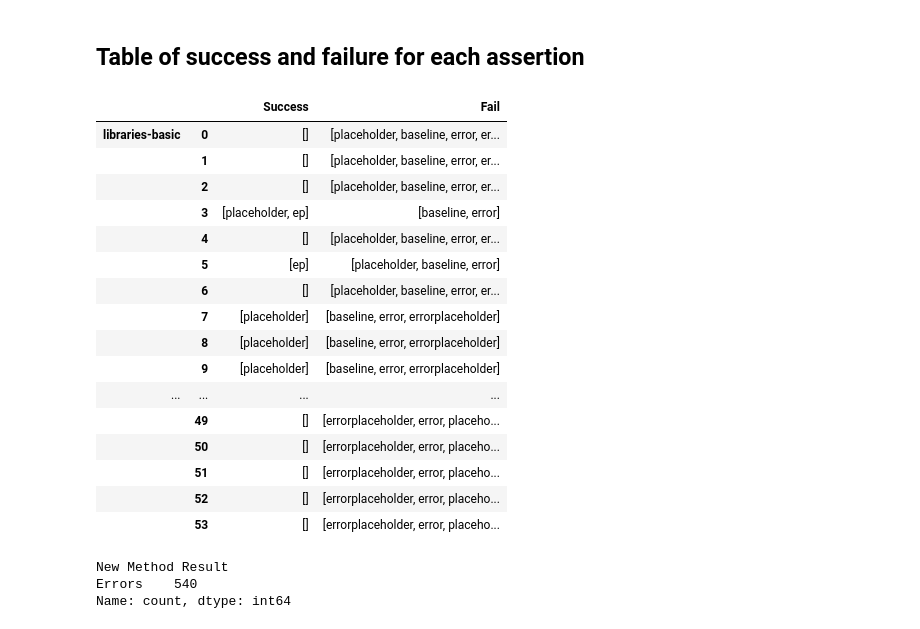
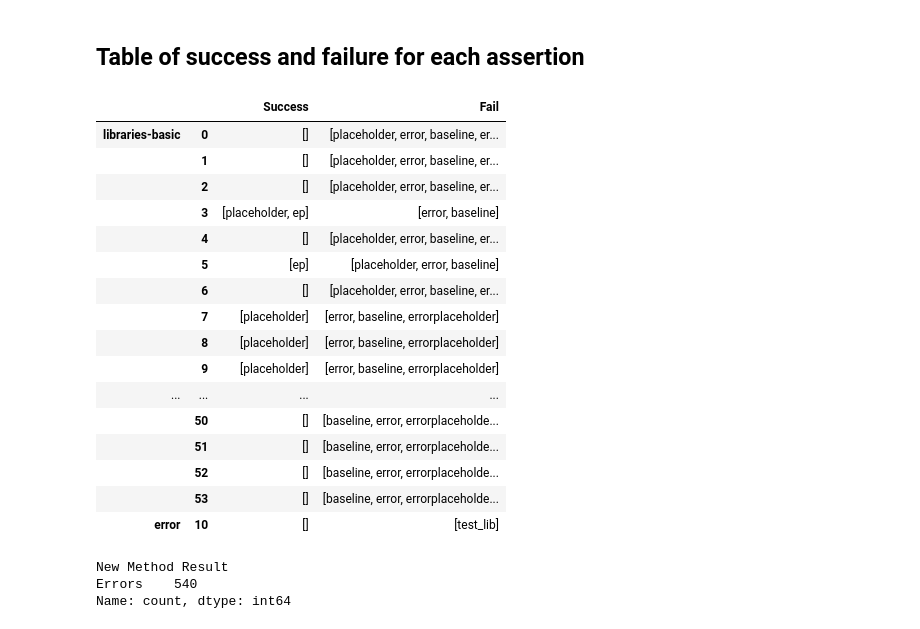
Before and after one commit to ricostynha1/dafny_laurel_repair, a Jupyter notebook: notebooks/analysis_multiexp.ipynb, the cells around one changed output. Cells and saved outputs as stored; diff of their text form; code cells hidden in the pictures.

```diff
--- a/notebooks/analysis_multiexp.ipynb
+++ b/notebooks/analysis_multiexp.ipynb
@@ -7,7 +7,7 @@ from IPython.display import display, HTML
 # %%
 url = "output_file_0=output_dynamic_libraries.csv&output_file_1=output_baseline_libraries.csv&output_file_2=output_baseline_cedar.csv&output_file_3=output_dynamic_cedar.csv&output_file_4=output_baseline_DafnyVMC.csv&output_file_5=output_dynamic_DafnyVMC.csv"
 url2 = "output_file_0=.%2Fresults_llm%2Foutput_static_libraries.csv&output_file_1=.%2Fresults_llm%2Foutput_placeholder_libraries.csv&output_file_2=.%2Fresults_llm%2Foutput_placeholder_cedar.csv&output_file_3=.%2Fresults_llm%2Foutput_static_cedar.csv&output_file_4=.%2Fresults_llm%2Foutput_placeholder_DafnyVMC.csv&output_file_5=.%2Fresults_llm%2Foutput_dynamic_DafnyVMC.csv&output_file_6=.%2Fresults_llm%2Foutput_static_DafnyVMC.csv"
-RESULT_PATH = "/exp/dafny_repair/results_llm/"
+RESULT_PATH = "../results_llm/"
 # %% [markdown]
 # Main evaluation dashboard
 # %%
@@ -207,6 +209,20 @@ plt.show()
 # Initialize an empty dictionary to store the success and failure methods for each benchmark
 methods = {}
 methods_non_html = {}
+
+test_results = {
+    ("test_lib", "error"): "../results_llm/stats_llm_libraries_sample20_placeholder.csv"
+}
+
+# iterate over the test results
+for (bench, conf_type), path in test_results.items():
+    df = pd.read_csv(path)
+    results[(bench, conf_type)] = df
+# for test, file in test_results.items():
+#     df = pd.read_csv(file)
+#     results[(test, "test")] = df
+
+
 
 # Iterate over the results dictionary
 for (method, benchmark), df in results.items():
@@ -236,49 +252,49 @@ for (method, benchmark), df in results.items():
             methods_non_html[benchmark][index]["Success"].append(success_method)
             methods[benchmark][index]["Success"].append(
                 '<a href="{}">{}</a>'.format(url, success_method)
             )
         if fail_method:
             methods_non_html[benchmark][index]["Fail"].append(fail_method)
             methods[benchmark][index]["Fail"].append(
                 '<a href="{}">{}</a>'.format(url, fail_method)
             )
 
 # Convert the dictionary to a DataFrame
 df_methods = pd.DataFrame.from_dict(
     {(i, j): methods[i][j] for i in methods.keys() for j in methods[i].keys()},
     orient="index",
 )
 
 df_methods_non_html = pd.DataFrame.from_dict(
     {
         (i, j): methods_non_html[i][j]
         for i in methods_non_html.keys()
         for j in methods_non_html[i].keys()
     },
     orient="index",
 )
 
 # Convert the DataFrame to HTML and display it
 df_methods = df_methods.to_html(escape=False)
 display(HTML(df_methods))
 # %% [output]
 |  |  | Success | Fail |
-| libraries-basic | 0 | [] | [placeholder, baseline, error, er... |
-|  | 1 | [] | [placeholder, baseline, error, er... |
-|  | 2 | [] | [placeholder, baseline, error, er... |
-|  | 3 | [placeholder, ep] | [baseline, error] |
-|  | 4 | [] | [placeholder, baseline, error, er... |
-|  | 5 | [ep] | [placeholder, baseline, error] |
-|  | 6 | [] | [placeholder, baseline, error, er... |
-|  | 7 | [placeholder] | [baseline, error, errorplaceholder] |
-|  | 8 | [placeholder] | [baseline, error, errorplaceholder] |
-|  | 9 | [placeholder] | [baseline, error, errorplaceholder] |
+| libraries-basic | 0 | [] | [placeholder, error, baseline, er... |
+|  | 1 | [] | [placeholder, error, baseline, er... |
+|  | 2 | [] | [placeholder, error, baseline, er... |
+|  | 3 | [placeholder, ep] | [error, baseline] |
+|  | 4 | [] | [placeholder, error, baseline, er... |
+|  | 5 | [ep] | [placeholder, error, baseline] |
+|  | 6 | [] | [placeholder, error, baseline, er... |
+|  | 7 | [placeholder] | [error, baseline, errorplaceholder] |
+|  | 8 | [placeholder] | [error, baseline, errorplaceholder] |
+|  | 9 | [placeholder] | [error, baseline, errorplaceholder] |
 | ... | ... | ... | ... |
-|  | 49 | [] | [errorplaceholder, error, placeho... |
-|  | 50 | [] | [errorplaceholder, error, placeho... |
-|  | 51 | [] | [errorplaceholder, error, placeho... |
-|  | 52 | [] | [errorplaceholder, error, placeho... |
-|  | 53 | [] | [errorplaceholder, error, placeho... |
+|  | 50 | [] | [baseline, error, errorplaceholde... |
+|  | 51 | [] | [baseline, error, errorplaceholde... |
+|  | 52 | [] | [baseline, error, errorplaceholde... |
+|  | 53 | [] | [baseline, error, errorplaceholde... |
+| error | 10 | [] | [test_lib] |
 # %%
 df["New Method Result"].value_counts()
 # %% [output]
```
Also changed, not shown: parts of 1 cell of this notebook, 1 other file.
